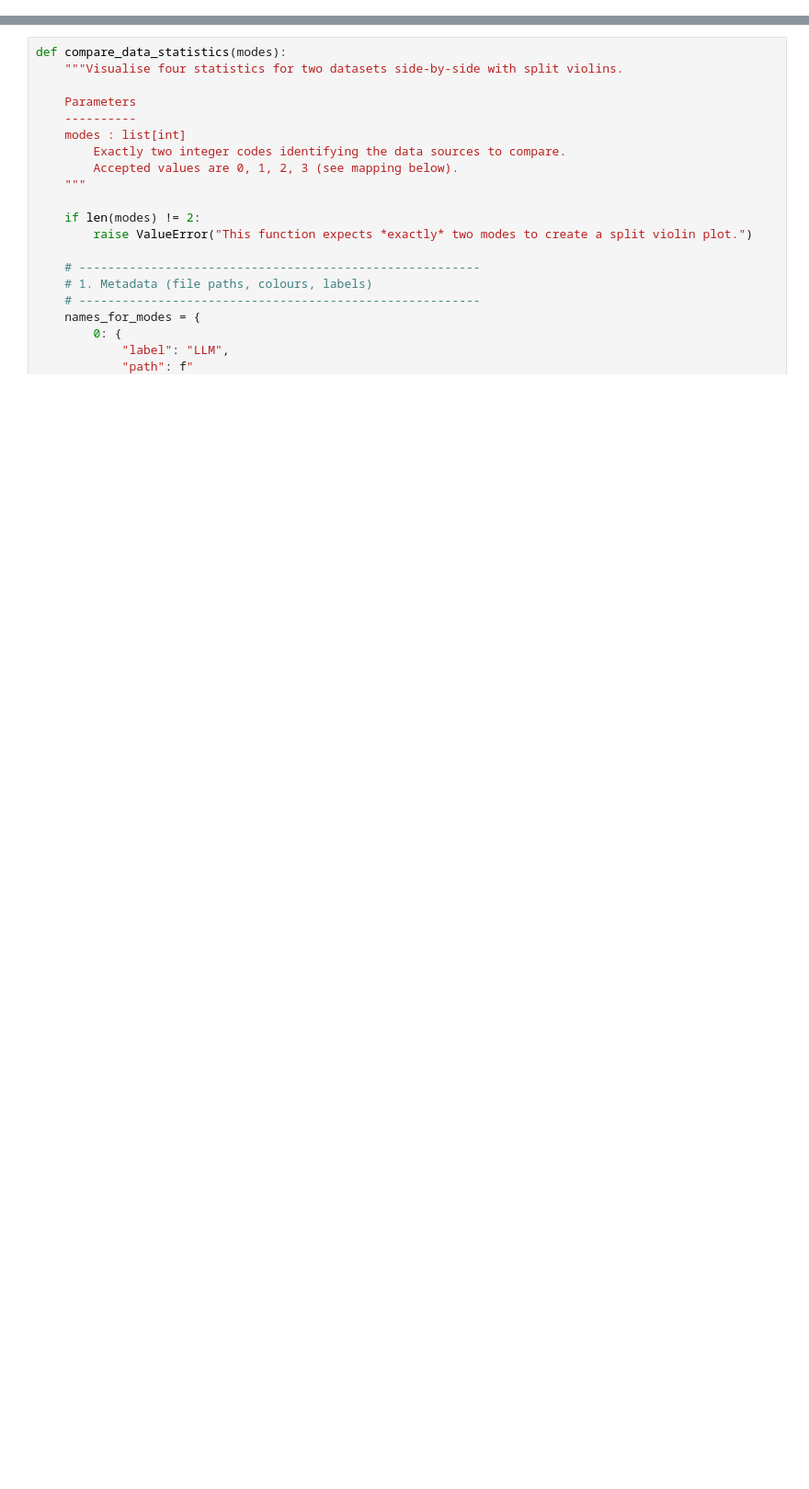
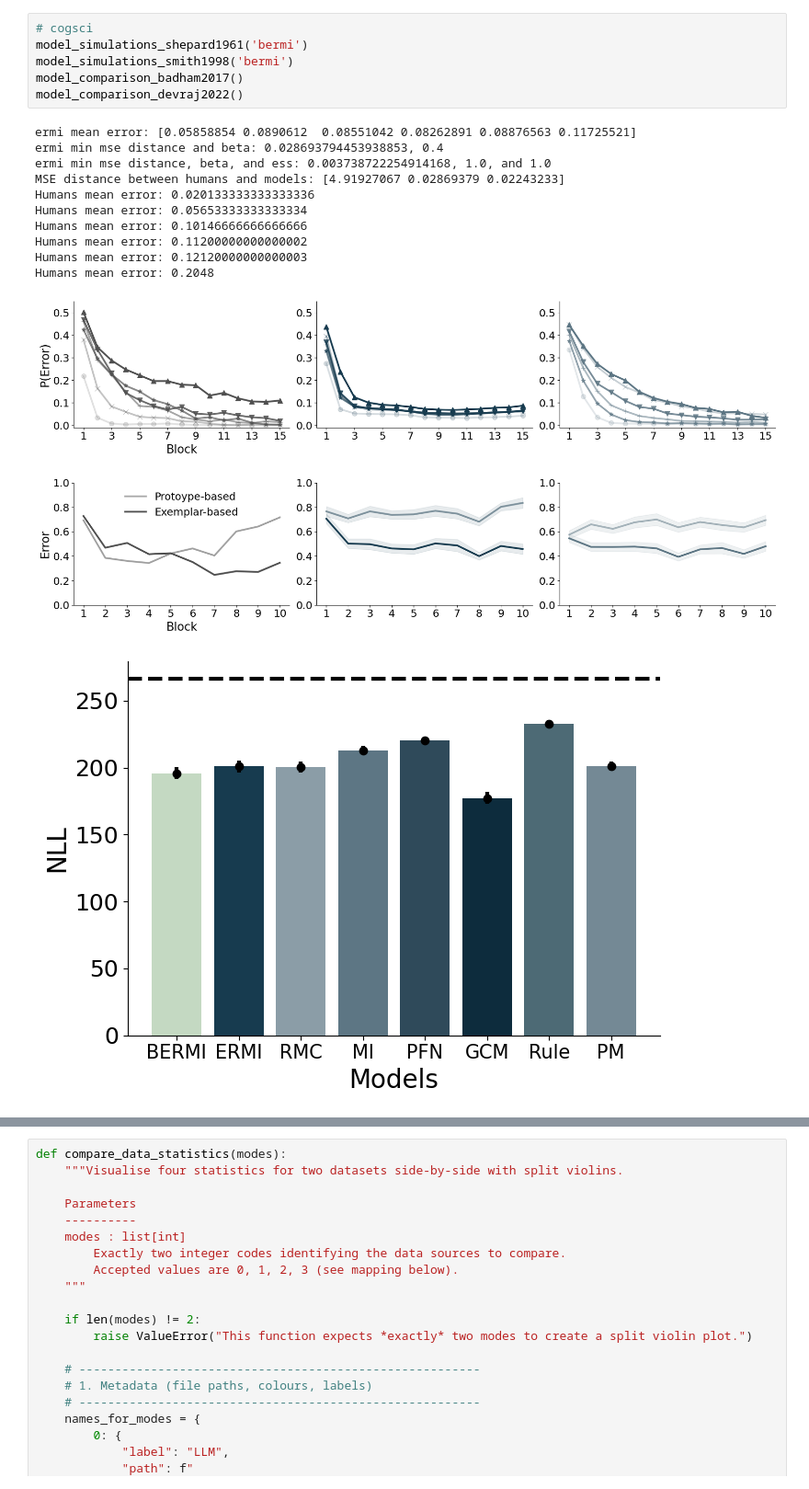
Before and after one commit to akjagadish/meta-learning-ecological-priors-from-llms, a Jupyter notebook: categorisation/figures.ipynb, the cells around one changed output, grey strips where cells are left out. Shown at 92% size. Cells and saved outputs as stored; diff of their text form; blank space fills up the shorter version.

```diff
--- a/categorisation/figures.ipynb
+++ b/categorisation/figures.ipynb
@@ -39,3 +39,23 @@ SYS_PATH = '/u/ajagadish/ermi'
 PARADIGM_PATH = f"{SYS_PATH}/categorisation"
 
 from plots import model_comparison_badham2017, model_simulations_smith1998, model_simulations_shepard1961, model_comparison_devraj2022, model_comparison_johanssen2002, plot_dataset_statistics, compare_data_statistics, compare_inputfeatures, plot_frequency_tasklabels, compare_stats_across_models
+# %%
+# cogsci
+model_simulations_shepard1961('bermi')
+model_simulations_smith1998('bermi')
+model_comparison_badham2017()
+model_comparison_devraj2022()
+# %% [output]
+ermi mean error: [0.05858854 0.0890612  0.08551042 0.08262891 0.08876563 0.11725521]
+ermi min mse distance and beta: 0.028693794453938853, 0.4
+ermi min mse distance, beta, and ess: 0.003738722254914168, 1.0, and 1.0
+MSE distance between humans and models: [4.91927067 0.02869379 0.02243233]
+Humans mean error: 0.020133333333333336
+Humans mean error: 0.05653333333333334
+Humans mean error: 0.10146666666666666
+Humans mean error: 0.11200000000000002
+Humans mean error: 0.12120000000000003
+Humans mean error: 0.2048
+[figure, added]
+[figure, added]
+[figure, added]
```
Also changed, not shown: parts of 3 cells of this notebook, 1 other file.
